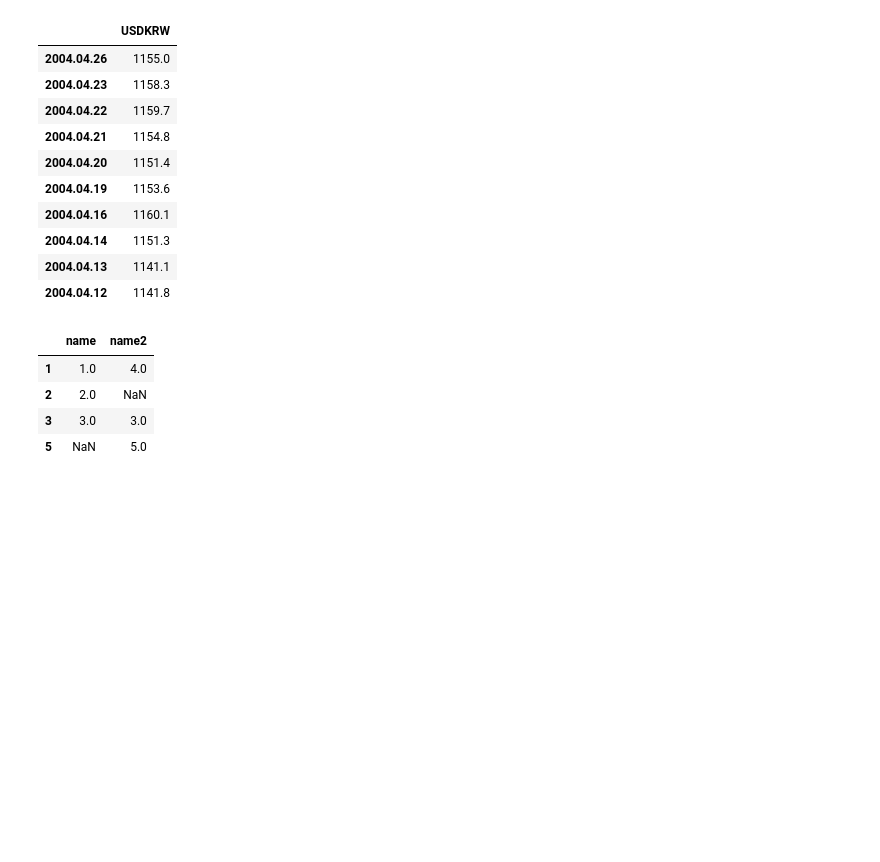
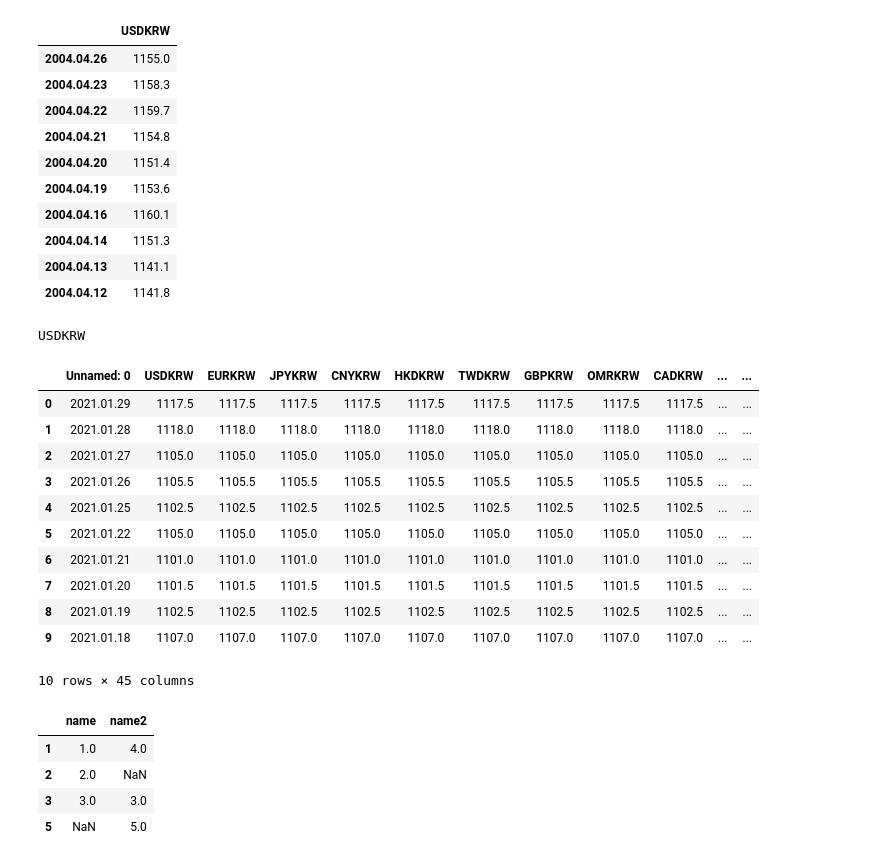
Before and after one commit to Rnlcksgdkd/WebScraping, a Jupyter notebook: study/Naver_Finance_Scrapping/NaverFinance 환율 스크래핑 해보기.ipynb, the cells around one changed output. Drawn from its saved outputs; the diff is of its cells as text; code cells hidden in the pictures; blank space fills up the shorter version.

```diff
--- a/study/Naver_Finance_Scrapping/NaverFinance 환율 스크래핑 해보기.ipynb
+++ b/study/Naver_Finance_Scrapping/NaverFinance 환율 스크래핑 해보기.ipynb
@@ -204,3 +200,23 @@ Exchange_data = get_all_countries_daily_exchange()
+# %%
+Exchange_data = get_all_countries_daily_exchange(country_index)
+# %% [output]
+USDKRW
+# %%
+df = pd.read_excel("all_countries_exchange.xlsx" , engine="openpyxl" )
+df.head(10)
+# %% [output]
+|  | Unnamed: 0 | USDKRW | EURKRW | JPYKRW | CNYKRW | HKDKRW | TWDKRW | GBPKRW | OMRKRW | CADKRW | ... | ... |
+| 0 | 2021.01.29 | 1117.5 | 1117.5 | 1117.5 | 1117.5 | 1117.5 | 1117.5 | 1117.5 | 1117.5 | 1117.5 | ... | ... |
+| 1 | 2021.01.28 | 1118.0 | 1118.0 | 1118.0 | 1118.0 | 1118.0 | 1118.0 | 1118.0 | 1118.0 | 1118.0 | ... | ... |
+| 2 | 2021.01.27 | 1105.0 | 1105.0 | 1105.0 | 1105.0 | 1105.0 | 1105.0 | 1105.0 | 1105.0 | 1105.0 | ... | ... |
+| 3 | 2021.01.26 | 1105.5 | 1105.5 | 1105.5 | 1105.5 | 1105.5 | 1105.5 | 1105.5 | 1105.5 | 1105.5 | ... | ... |
+| 4 | 2021.01.25 | 1102.5 | 1102.5 | 1102.5 | 1102.5 | 1102.5 | 1102.5 | 1102.5 | 1102.5 | 1102.5 | ... | ... |
+| 5 | 2021.01.22 | 1105.0 | 1105.0 | 1105.0 | 1105.0 | 1105.0 | 1105.0 | 1105.0 | 1105.0 | 1105.0 | ... | ... |
+| 6 | 2021.01.21 | 1101.0 | 1101.0 | 1101.0 | 1101.0 | 1101.0 | 1101.0 | 1101.0 | 1101.0 | 1101.0 | ... | ... |
+| 7 | 2021.01.20 | 1101.5 | 1101.5 | 1101.5 | 1101.5 | 1101.5 | 1101.5 | 1101.5 | 1101.5 | 1101.5 | ... | ... |
+| 8 | 2021.01.19 | 1102.5 | 1102.5 | 1102.5 | 1102.5 | 1102.5 | 1102.5 | 1102.5 | 1102.5 | 1102.5 | ... | ... |
+| 9 | 2021.01.18 | 1107.0 | 1107.0 | 1107.0 | 1107.0 | 1107.0 | 1107.0 | 1107.0 | 1107.0 | 1107.0 | ... | ... |
+10 rows × 45 columns
 # %%
 
 
```
Also changed, not shown: parts of 3 cells of this notebook, 4 other files.
